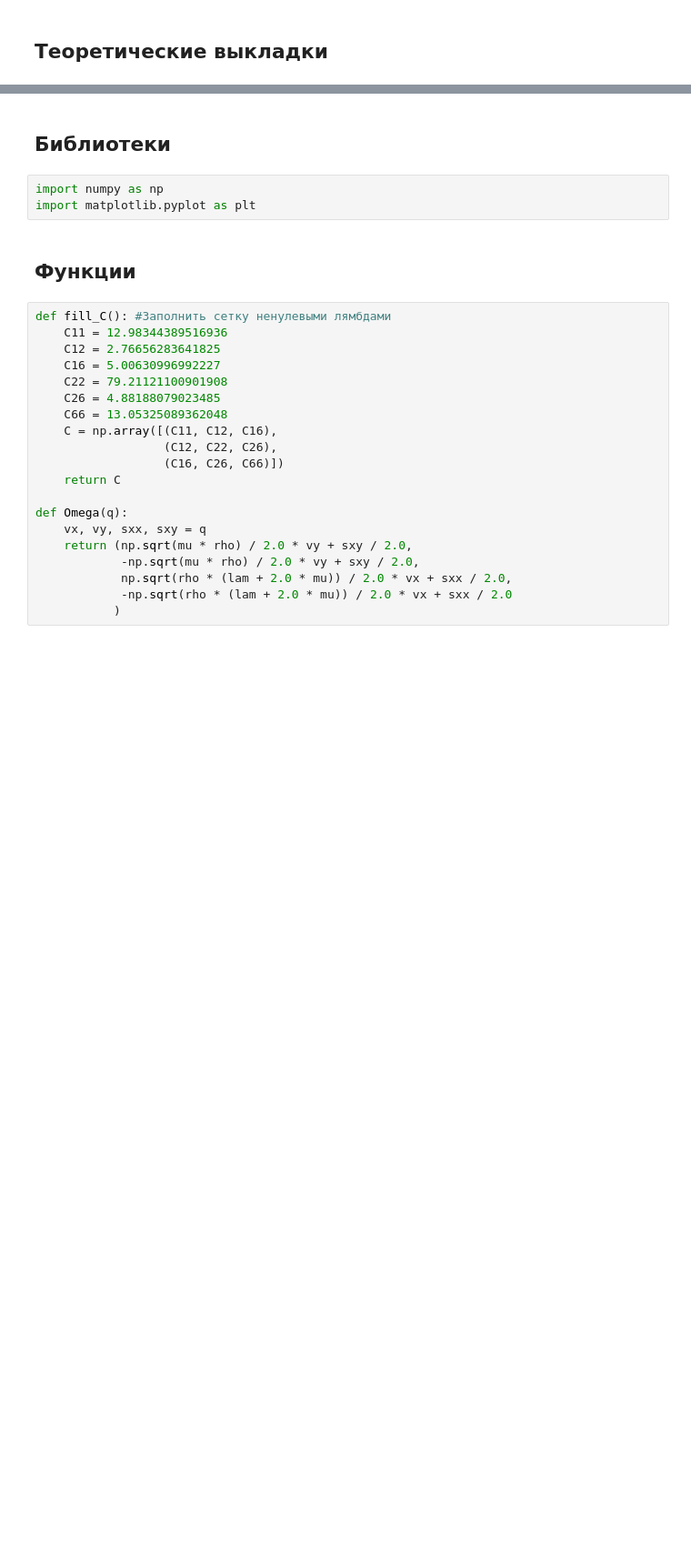
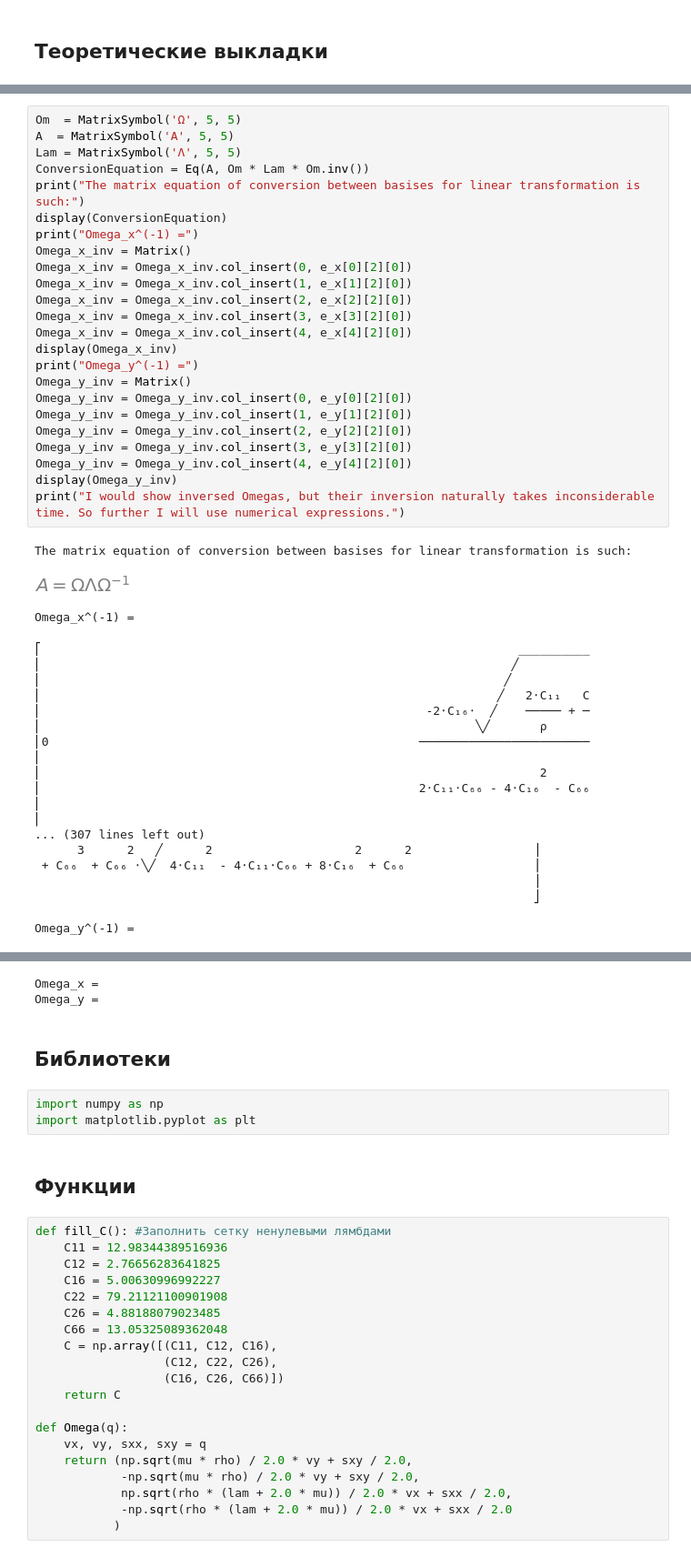
Before and after one commit to KirikMaster/MIPT-assignments, a Jupyter notebook: 4 sem/Проект.ipynb, the cells around one changed output, grey strips where cells are left out. Shown at 91% size. Saved outputs shown, nothing was run; the diff lists cells and outputs as text; blank space fills up the shorter version.

```diff
--- a/4 sem/Проект.ipynb
+++ b/4 sem/Проект.ipynb
@@ -59,0 +96,46 @@ $\displaystyle \left[\begin{matrix}0 & 0 & 0 & 0 & - \frac{1}{\rho}\\0 & 0 & 0 &
+# %%
+Om  = MatrixSymbol('Ω', 5, 5)
+A  = MatrixSymbol('A', 5, 5)
+Lam = MatrixSymbol('Λ', 5, 5)
+ConversionEquation = Eq(A, Om * Lam * Om.inv())
+print("The matrix equation of conversion between basises for linear transformation is such:")
+display(ConversionEquation)
+print("Omega_x^(-1) =")
+Omega_x_inv = Matrix()
+Omega_x_inv = Omega_x_inv.col_insert(0, e_x[0][2][0])
+Omega_x_inv = Omega_x_inv.col_insert(1, e_x[1][2][0])
+Omega_x_inv = Omega_x_inv.col_insert(2, e_x[2][2][0])
+Omega_x_inv = Omega_x_inv.col_insert(3, e_x[3][2][0])
+Omega_x_inv = Omega_x_inv.col_insert(4, e_x[4][2][0])
+display(Omega_x_inv)
+print("Omega_y^(-1) =")
+Omega_y_inv = Matrix()
+Omega_y_inv = Omega_y_inv.col_insert(0, e_y[0][2][0])
+Omega_y_inv = Omega_y_inv.col_insert(1, e_y[1][2][0])
+Omega_y_inv = Omega_y_inv.col_insert(2, e_y[2][2][0])
+Omega_y_inv = Omega_y_inv.col_insert(3, e_y[3][2][0])
+Omega_y_inv = Omega_y_inv.col_insert(4, e_y[4][2][0])
+display(Omega_y_inv)
+print("I would show inversed Omegas, but their inversion naturally takes inconsiderable time. So further I will use numerical expressions.")
+# %% [output]
+The matrix equation of conversion between basises for linear transformation is such:
+[figure, added]
+Omega_x^(-1) =
+⎡                                                                   __________
+⎢                                                                  ╱
+⎢                                                                 ╱
+⎢                                                                ╱   2⋅C₁₁   C
+⎢                                                      -2⋅C₁₆⋅  ╱    ───── + ─
+⎢                                                             ╲╱       ρ
+⎢0                                                    ────────────────────────
+⎢
+⎢                                                                      2
+⎢                                                     2⋅C₁₁⋅C₆₆ - 4⋅C₁₆  - C₆₆
+⎢
+⎢
+... (307 lines left out)
+      3      2   ╱      2                    2      2                 ⎥
+ + C₆₆  + C₆₆ ⋅╲╱  4⋅C₁₁  - 4⋅C₁₁⋅C₆₆ + 8⋅C₁₆  + C₆₆                  ⎥
+                                                                      ⎥
+                                                                      ⎦
+Omega_y^(-1) =
@@ -60,3 +159,5 @@ $\displaystyle \left[\begin{matrix}0 & 0 & 0 & 0 & - \frac{1}{\rho}\\0 & 0 & 0 &
+Omega_x =
+Omega_y =
 # %% [markdown]
 ## Библиотеки
 # %%
```
Also changed, not shown: parts of 10 cells of this notebook.
